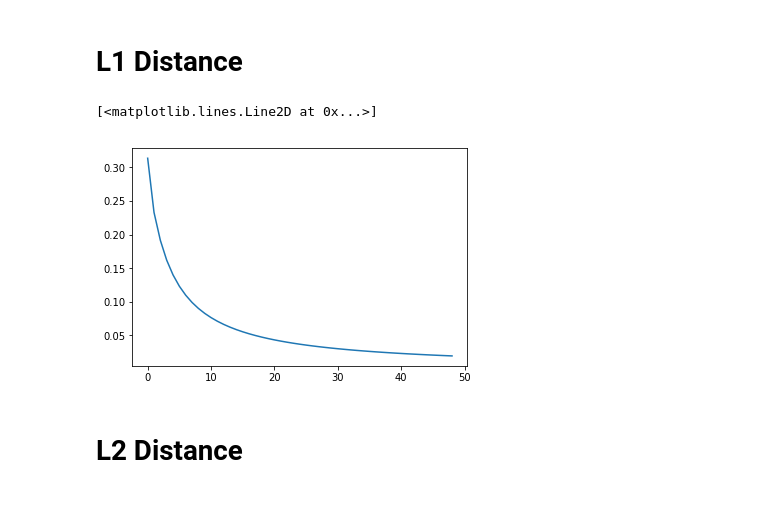
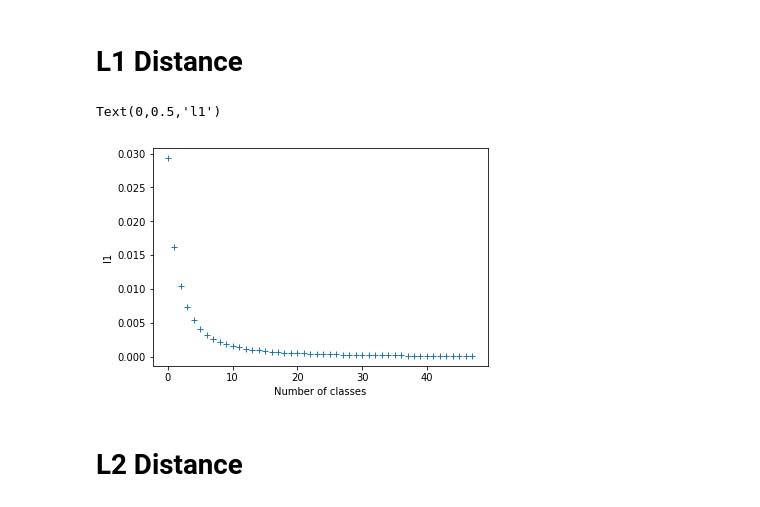
Before and after one commit to klasocha/HiggsCP, a Jupyter notebook: notebooks/Analyze_different_class_num.ipynb, the cells around one changed output. Saved outputs shown, nothing was run; the diff lists cells and outputs as text; code cells hidden in the pictures.

```diff
--- a/notebooks/Analyze_different_class_num.ipynb
+++ b/notebooks/Analyze_different_class_num.ipynb
@@ -77,11 +78,13 @@ plt.plot(metrics[:, 4])
 [figure]
 # %% [markdown]
 # L1 Distance
-# %%
-plt.plot(metrics[:, 5])
-# %% [output]
-[<matplotlib.lines.Line2D at 0x...>]
-[figure, removed]
+# %%
+plt.plot(metrics[1:, 6], '+')
+plt.xlabel("Number of classes")
+plt.ylabel('l1')
+# %% [output]
+Text(0,0.5,'l1')
+[figure, added]
 # %% [markdown]
 # L2 Distance
 # %%
```
Also changed, not shown: parts of 15 cells of this notebook, 1 other file.
